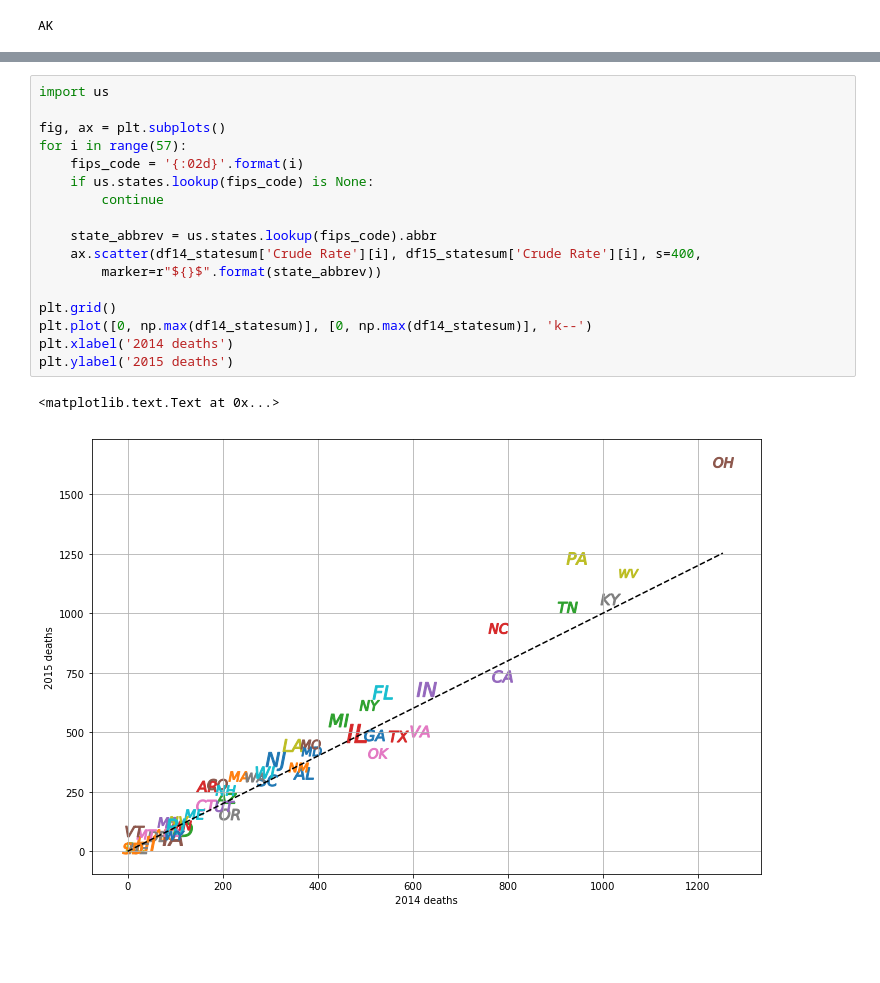
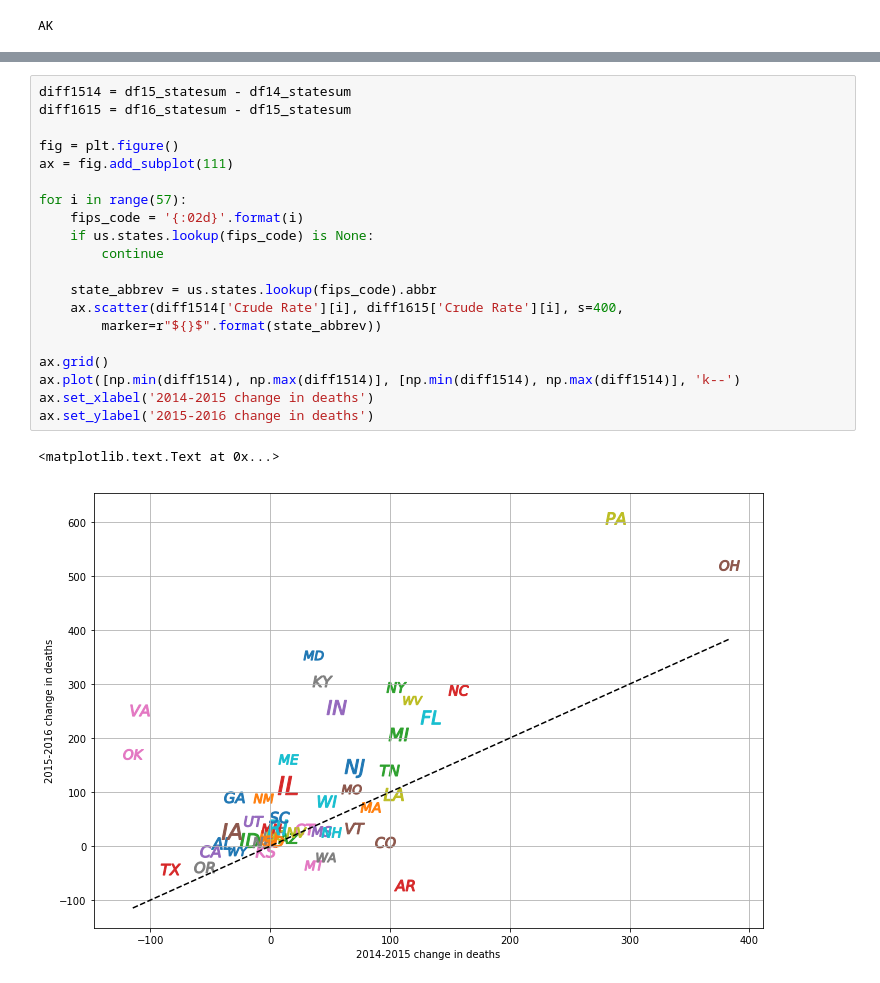
Before and after one commit to conservasian/opi-nope, a Jupyter notebook: analyze_data.ipynb, the cells around one changed output, grey strips where cells are left out. Drawn from its saved outputs; the diff is of its cells as text; blank space fills up the shorter version.

Commit message:
Added additional plots showing death rate changes over 2014-2016.

```diff
--- a/analyze_data.ipynb
+++ b/analyze_data.ipynb
@@ -256,20 +292,23 @@ AK
 # %%
-import us
+diff1514 = df15_statesum - df14_statesum
+diff1615 = df16_statesum - df15_statesum
 
-fig, ax = plt.subplots()
+fig = plt.figure()
+ax = fig.add_subplot(111)
+
 for i in range(57):
     fips_code = '{:02d}'.format(i)
     if us.states.lookup(fips_code) is None:
         continue
 
     state_abbrev = us.states.lookup(fips_code).abbr
-    ax.scatter(df14_statesum['Crude Rate'][i], df15_statesum['Crude Rate'][i], s=400,
+    ax.scatter(diff1514['Crude Rate'][i], diff1615['Crude Rate'][i], s=400,
         marker=r"${}$".format(state_abbrev))
 
-plt.grid()
-plt.plot([0, np.max(df14_statesum)], [0, np.max(df14_statesum)], 'k--')
-plt.xlabel('2014 deaths')
-plt.ylabel('2015 deaths')
+ax.grid()
+ax.plot([np.min(diff1514), np.max(diff1514)], [np.min(diff1514), np.max(diff1514)], 'k--')
+ax.set_xlabel('2014-2015 change in deaths')
+ax.set_ylabel('2015-2016 change in deaths')
 # %% [output]
 <matplotlib.text.Text at 0x...>
-[figure, old version]
+[figure, new version]
```
Also changed, not shown: parts of 4 cells of this notebook.
